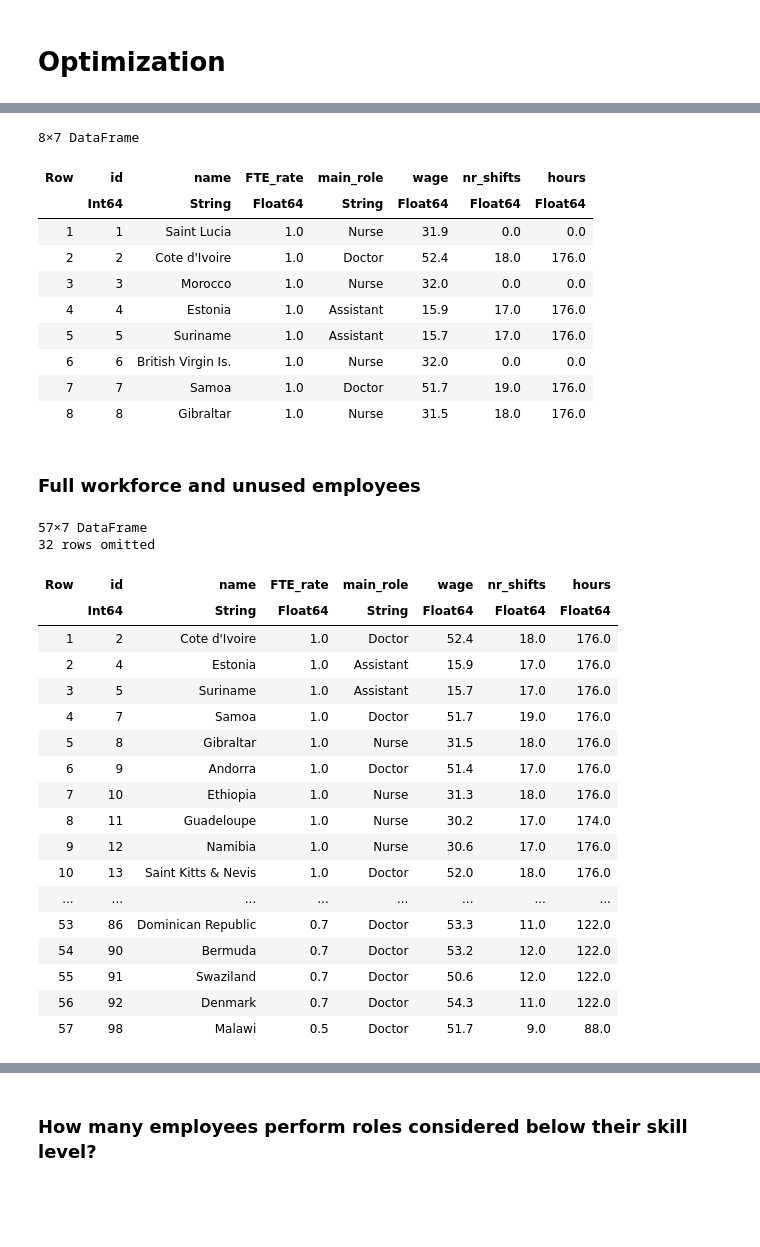
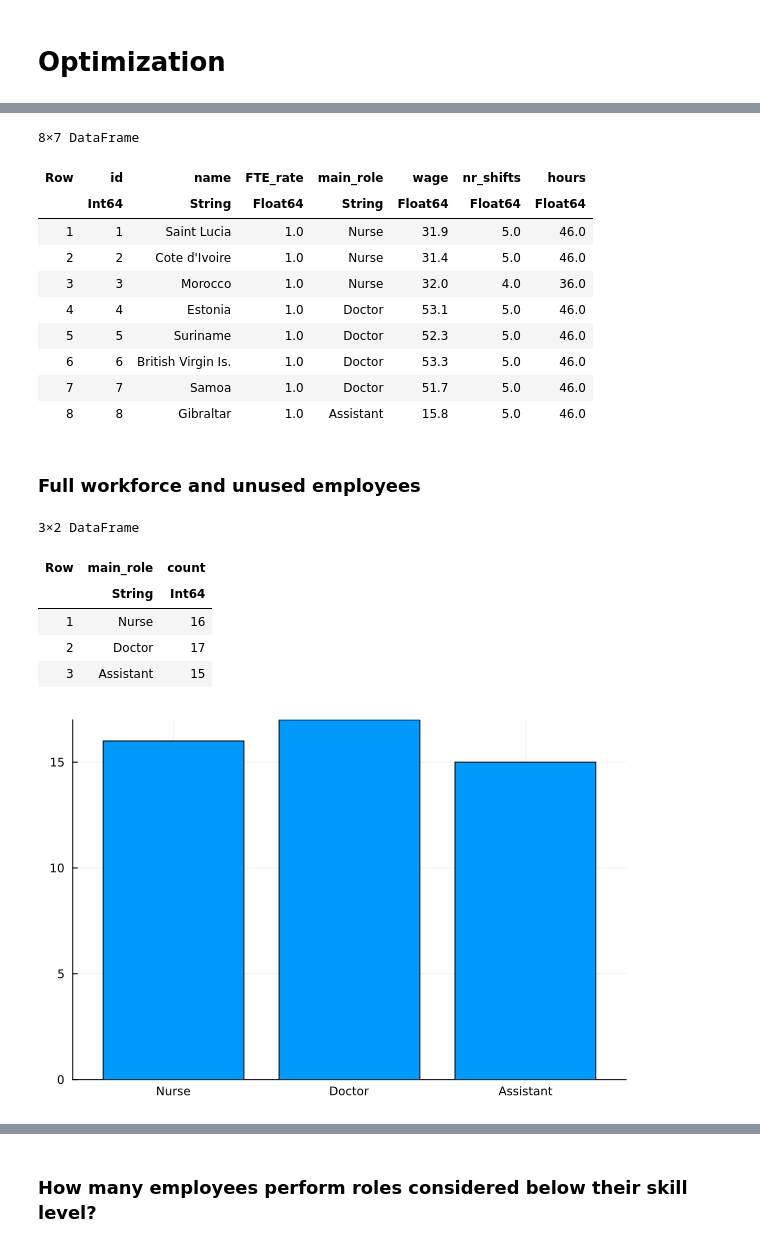
Before and after one commit to pudderludde/6.7200-final-project, a Jupyter notebook: Hospital2.ipynb, the cells around one changed output, grey strips where cells are left out. Saved outputs shown, nothing was run; the diff lists cells and outputs as text; code cells hidden in the pictures; blank space fills up the shorter version.

```diff
--- a/Hospital2.ipynb
+++ b/Hospital2.ipynb
@@ -98,13 +119,13 @@ first(shift_roles,5)
 country_names = CSV.read("data/countries.csv", DataFrame, header=false)
 Random.seed!(42)
 shuffle!(country_names)
-FTE_rates = vcat(fill(1.0, 50), fill(0.75, 26), fill(0.7, 16), fill(0.5, 18))
+FTE_rates = vcat(fill(1.0, 25), fill(0.75, 8), fill(0.7, 5), fill(0.5, 25))
 id = 1:length(FTE_rates)
 employees = DataFrame(id = id, name = country_names[1:length(id),1], FTE_rate = FTE_rates)
 
 n = nrow(employees)
-num_doctors = round(Int, n * 0.25)
-num_assistants = round(Int, n * 0.25)
+num_doctors = round(Int, n * 0.3)
+num_assistants = round(Int, n * 0.3)
 num_nurses = n - num_doctors - num_assistants
 roles = vcat(fill("Nurse", num_nurses), fill("Doctor", num_doctors), fill("Assistant", num_assistants))
 Random.seed!(42)
@@ -125,5 +146,6 @@ for role in roles
     end
     push!(emp_role, (doctor, nurse, assistant))
 end
-first(emp_role,10)
+# first(emp_role,10)
+emp_role
 # %% [output]
@@ -225,39 +263,28 @@ first(employees,8)
 8×7 DataFrame
 | Row | id | name | FTE_rate | main_role | wage | nr_shifts | hours |
 |  | Int64 | String | Float64 | String | Float64 | Float64 | Float64 |
-| 1 | 1 | Saint Lucia | 1.0 | Nurse | 31.9 | 0.0 | 0.0 |
-| 2 | 2 | Cote d'Ivoire | 1.0 | Doctor | 52.4 | 18.0 | 176.0 |
-| 3 | 3 | Morocco | 1.0 | Nurse | 32.0 | 0.0 | 0.0 |
-| 4 | 4 | Estonia | 1.0 | Assistant | 15.9 | 17.0 | 176.0 |
-| 5 | 5 | Suriname | 1.0 | Assistant | 15.7 | 17.0 | 176.0 |
-| 6 | 6 | British Virgin Is. | 1.0 | Nurse | 32.0 | 0.0 | 0.0 |
-| 7 | 7 | Samoa | 1.0 | Doctor | 51.7 | 19.0 | 176.0 |
-| 8 | 8 | Gibraltar | 1.0 | Nurse | 31.5 | 18.0 | 176.0 |
+| 1 | 1 | Saint Lucia | 1.0 | Nurse | 31.9 | 5.0 | 46.0 |
+| 2 | 2 | Cote d'Ivoire | 1.0 | Nurse | 31.4 | 5.0 | 46.0 |
+| 3 | 3 | Morocco | 1.0 | Nurse | 32.0 | 4.0 | 36.0 |
+| 4 | 4 | Estonia | 1.0 | Doctor | 53.1 | 5.0 | 46.0 |
+| 5 | 5 | Suriname | 1.0 | Doctor | 52.3 | 5.0 | 46.0 |
+| 6 | 6 | British Virgin Is. | 1.0 | Doctor | 53.3 | 5.0 | 46.0 |
+| 7 | 7 | Samoa | 1.0 | Doctor | 51.7 | 5.0 | 46.0 |
+| 8 | 8 | Gibraltar | 1.0 | Assistant | 15.8 | 5.0 | 46.0 |
 # %% [markdown]
 ### Full workforce and unused employees
 # %%
-employees[employees.hours .> 0, :]
+hired = combine(groupby(employees[employees.hours .> 0, :], :main_role), nrow => :count)
+display(hired)
+bar(hired.main_role, hired.count, label=false)
 # %% [output]
-57×7 DataFrame
-32 rows omitted
+3×2 DataFrame
-| Row | id | name | FTE_rate | main_role | wage | nr_shifts | hours |
-|  | Int64 | String | Float64 | String | Float64 | Float64 | Float64 |
-| 1 | 2 | Cote d'Ivoire | 1.0 | Doctor | 52.4 | 18.0 | 176.0 |
-| 2 | 4 | Estonia | 1.0 | Assistant | 15.9 | 17.0 | 176.0 |
-| 3 | 5 | Suriname | 1.0 | Assistant | 15.7 | 17.0 | 176.0 |
-| 4 | 7 | Samoa | 1.0 | Doctor | 51.7 | 19.0 | 176.0 |
-| 5 | 8 | Gibraltar | 1.0 | Nurse | 31.5 | 18.0 | 176.0 |
-| 6 | 9 | Andorra | 1.0 | Doctor | 51.4 | 17.0 | 176.0 |
-| 7 | 10 | Ethiopia | 1.0 | Nurse | 31.3 | 18.0 | 176.0 |
-| 8 | 11 | Guadeloupe | 1.0 | Nurse | 30.2 | 17.0 | 174.0 |
-| 9 | 12 | Namibia | 1.0 | Nurse | 30.6 | 17.0 | 176.0 |
-| 10 | 13 | Saint Kitts & Nevis | 1.0 | Doctor | 52.0 | 18.0 | 176.0 |
-| ... | ... | ... | ... | ... | ... | ... | ... |
-| 53 | 86 | Dominican Republic | 0.7 | Doctor | 53.3 | 11.0 | 122.0 |
-| 54 | 90 | Bermuda | 0.7 | Doctor | 53.2 | 12.0 | 122.0 |
-| 55 | 91 | Swaziland | 0.7 | Doctor | 50.6 | 12.0 | 122.0 |
-| 56 | 92 | Denmark | 0.7 | Doctor | 54.3 | 11.0 | 122.0 |
-| 57 | 98 | Malawi | 0.5 | Doctor | 51.7 | 9.0 | 88.0 |
+| Row | main_role | count |
+|  | String | Int64 |
+| 1 | Nurse | 16 |
+| 2 | Doctor | 17 |
+| 3 | Assistant | 15 |
+[figure, added]
 # %%
 println("Employee")
 display(employees[employees.hours .== 0, :])
```
Also changed, not shown: parts of 11 cells of this notebook.
